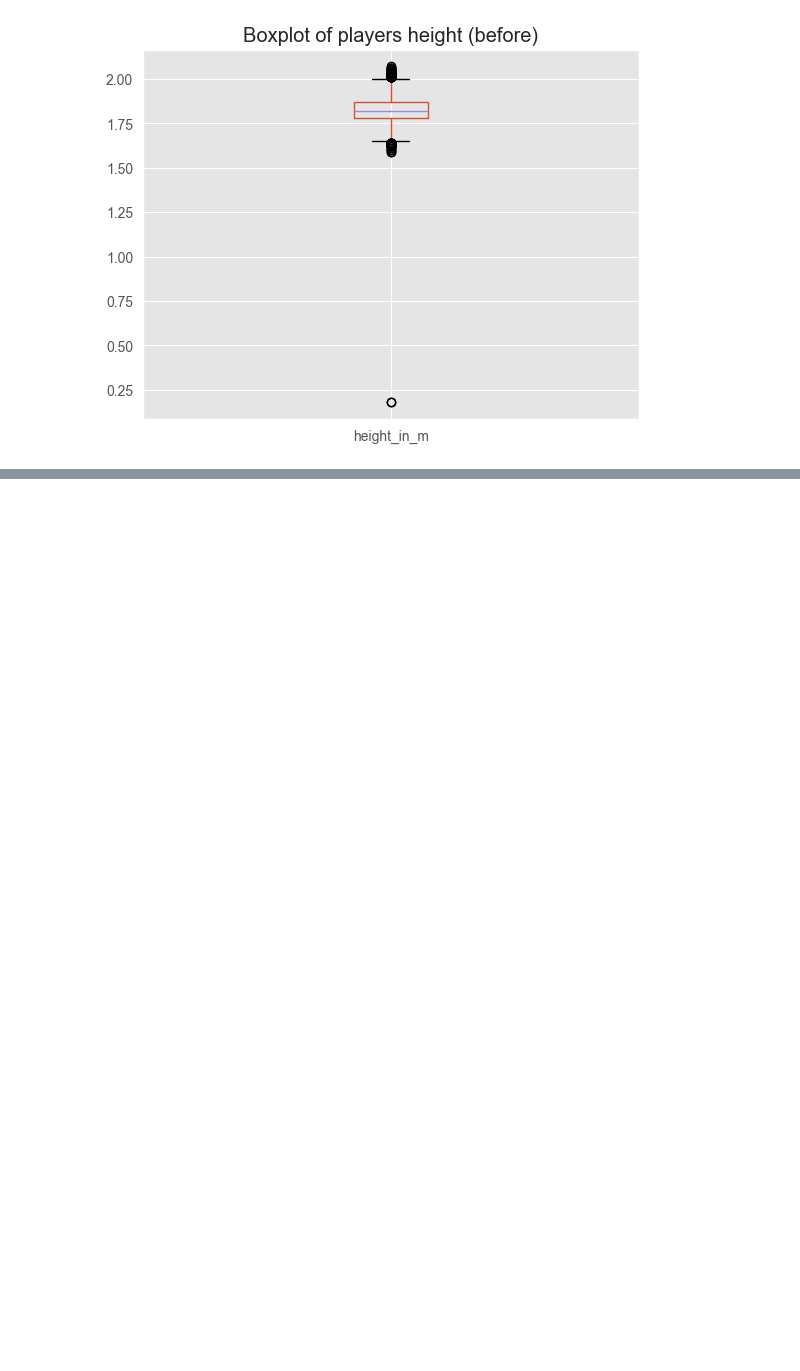
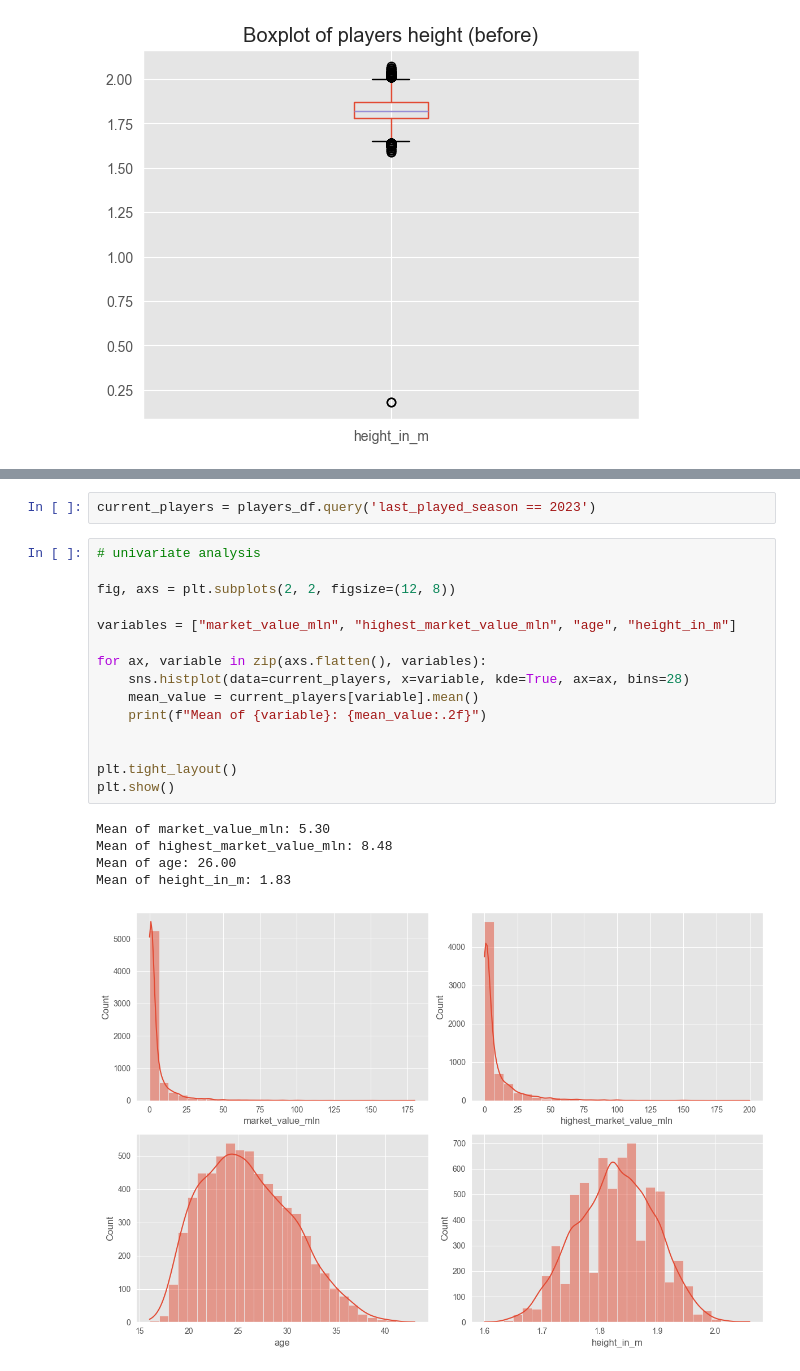
Before and after one commit to RiccardoPili/Football-Data-Analysis, a Jupyter notebook: players.ipynb, the cells around one changed output, grey strips where cells are left out. Cells and saved outputs as stored; diff of their text form; blank space fills up the shorter version.

```diff
--- a/players.ipynb
+++ b/players.ipynb
@@ -318,0 +323,23 @@ plt.show()
+# %%
+current_players = players_df.query('last_played_season == 2023')
+# %%
+# univariate analysis
+
+fig, axs = plt.subplots(2, 2, figsize=(12, 8))
+
+variables = ["market_value_mln", "highest_market_value_mln", "age", "height_in_m"]
+
+for ax, variable in zip(axs.flatten(), variables):
+    sns.histplot(data=current_players, x=variable, kde=True, ax=ax, bins=28)
+    mean_value = current_players[variable].mean()
+    print(f"Mean of {variable}: {mean_value:.2f}")
+
+
+plt.tight_layout()
+plt.show()
+# %% [output]
+Mean of market_value_mln: 5.30
+Mean of highest_market_value_mln: 8.48
+Mean of age: 26.00
+Mean of height_in_m: 1.83
+[figure, added]
```
Also changed, not shown: parts of 27 cells of this notebook, 1 other file.
